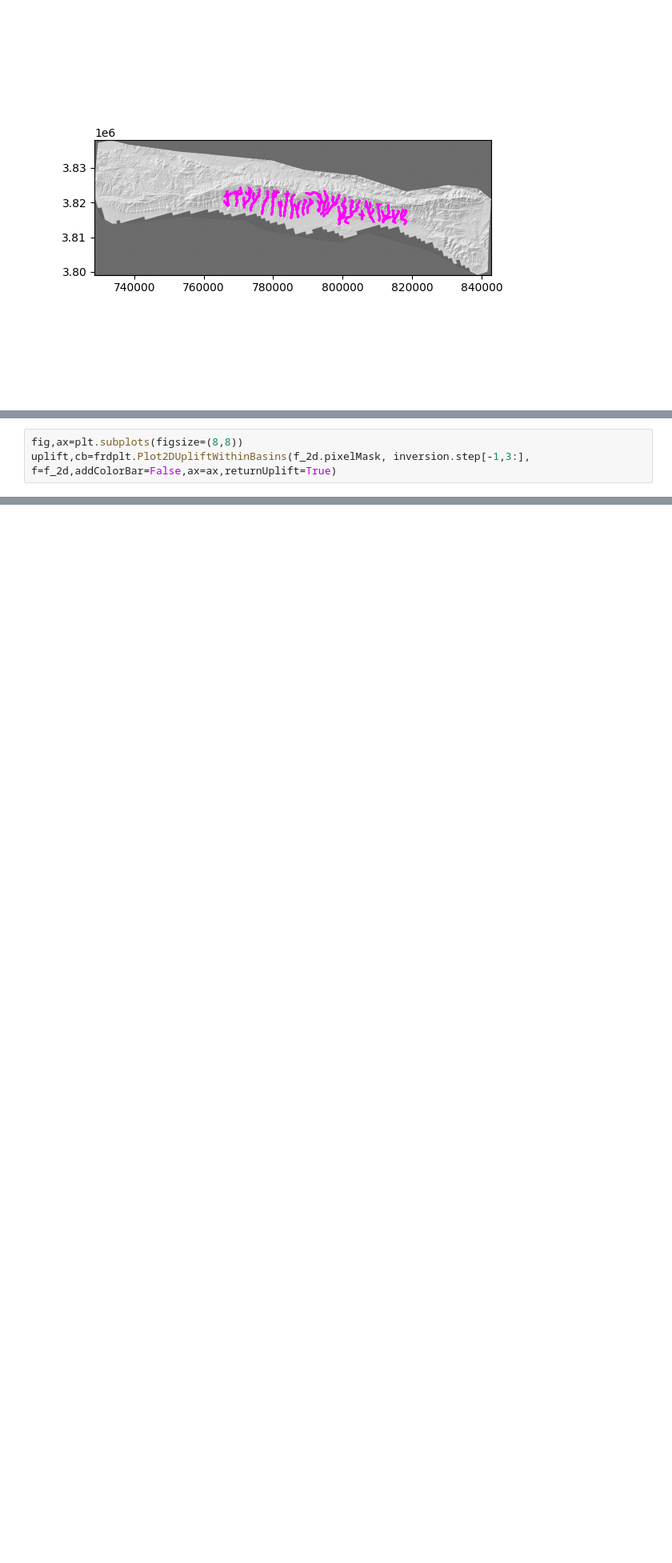
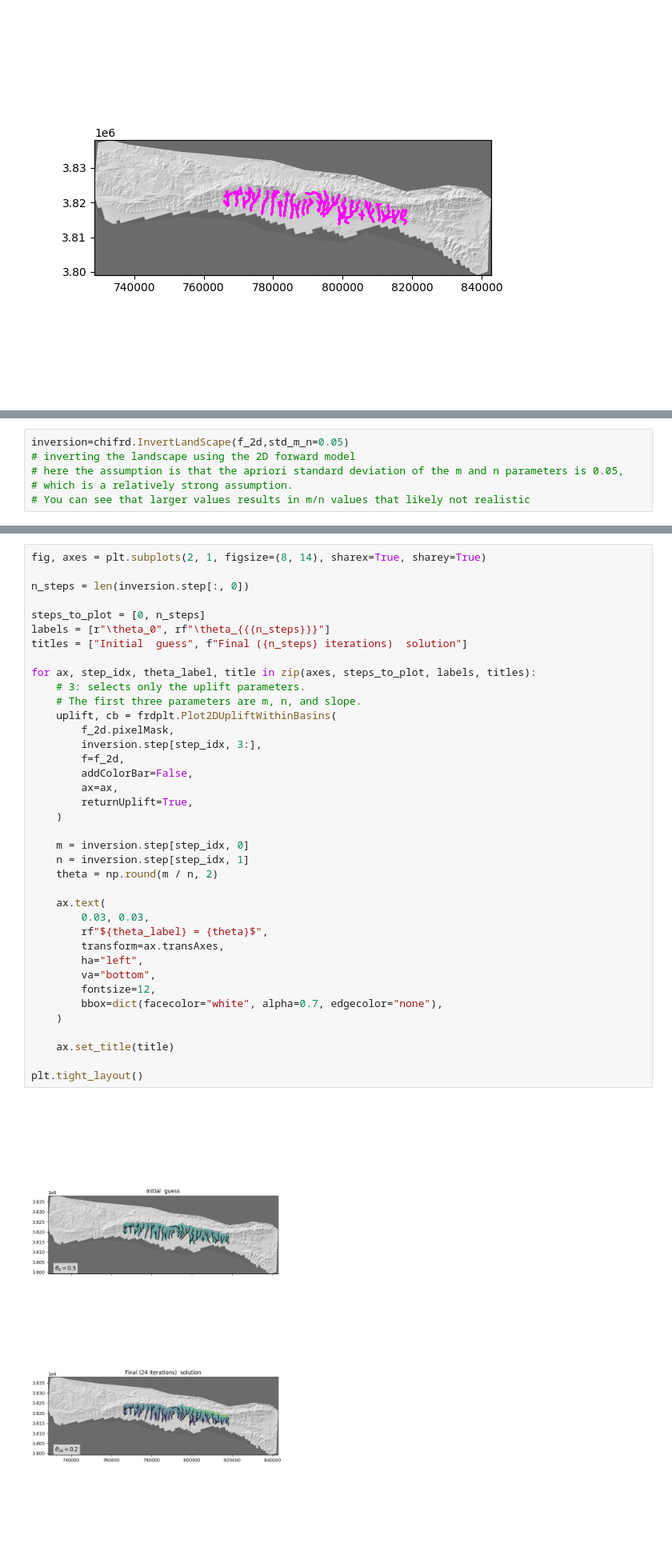
Before and after one commit to baroryan/ChInversionLandscpes, a Jupyter notebook: examples/chi_space_inversion.ipynb, the cells around one changed output, grey strips where cells are left out. Shown at 80% size. Cells and saved outputs as stored; diff of their text form; blank space fills up the shorter version.

```diff
--- a/examples/chi_space_inversion.ipynb
+++ b/examples/chi_space_inversion.ipynb
@@ -178,3 +154,0 @@ Done!!! stoped at i  33 with best soultion!
-# %%
-fig,ax=plt.subplots(figsize=(8,8))
-uplift,cb=frdplt.Plot2DUpliftWithinBasins(f_2d.pixelMask, inversion.step[-1,3:], f=f_2d,addColorBar=False,ax=ax,returnUplift=True)
@@ -185,0 +163,6 @@ This is deprecated in traitlets 4.2.This error will be raised in a future releas
+# %%
+inversion=chifrd.InvertLandScape(f_2d,std_m_n=0.05)
+# inverting the landscape using the 2D forward model
+# here the assumption is that the apriori standard deviation of the m and n parameters is 0.05,
+# which is a relatively strong assumption.
+# You can see that larger values results in m/n values that likely not realistic
@@ -185,0 +207,40 @@ This is deprecated in traitlets 4.2.This error will be raised in a future releas
+# %%
+fig, axes = plt.subplots(2, 1, figsize=(8, 14), sharex=True, sharey=True)
+
+n_steps = len(inversion.step[:, 0])
+
+steps_to_plot = [0, n_steps]
+labels = [r"\theta_0", rf"\theta_{{{n_steps}}}"]
+titles = ["Initial  guess", f"Final ({n_steps} iterations)  solution"]
+
+for ax, step_idx, theta_label, title in zip(axes, steps_to_plot, labels, titles):
+    # 3: selects only the uplift parameters.
+    # The first three parameters are m, n, and slope.
+    uplift, cb = frdplt.Plot2DUpliftWithinBasins(
+        f_2d.pixelMask,
+        inversion.step[step_idx, 3:],
+        f=f_2d,
+        addColorBar=False,
+        ax=ax,
+        returnUplift=True,
+    )
+
+    m = inversion.step[step_idx, 0]
+    n = inversion.step[step_idx, 1]
+    theta = np.round(m / n, 2)
+
+    ax.text(
+        0.03, 0.03,
+        rf"${theta_label} = {theta}$",
+        transform=ax.transAxes,
+        ha="left",
+        va="bottom",
+        fontsize=12,
+        bbox=dict(facecolor="white", alpha=0.7, edgecolor="none"),
+    )
+
+    ax.set_title(title)
+
+plt.tight_layout()
+# %% [output]
+[figure, added]
```
Also changed, not shown: parts of 7 cells of this notebook, 1 other file.
